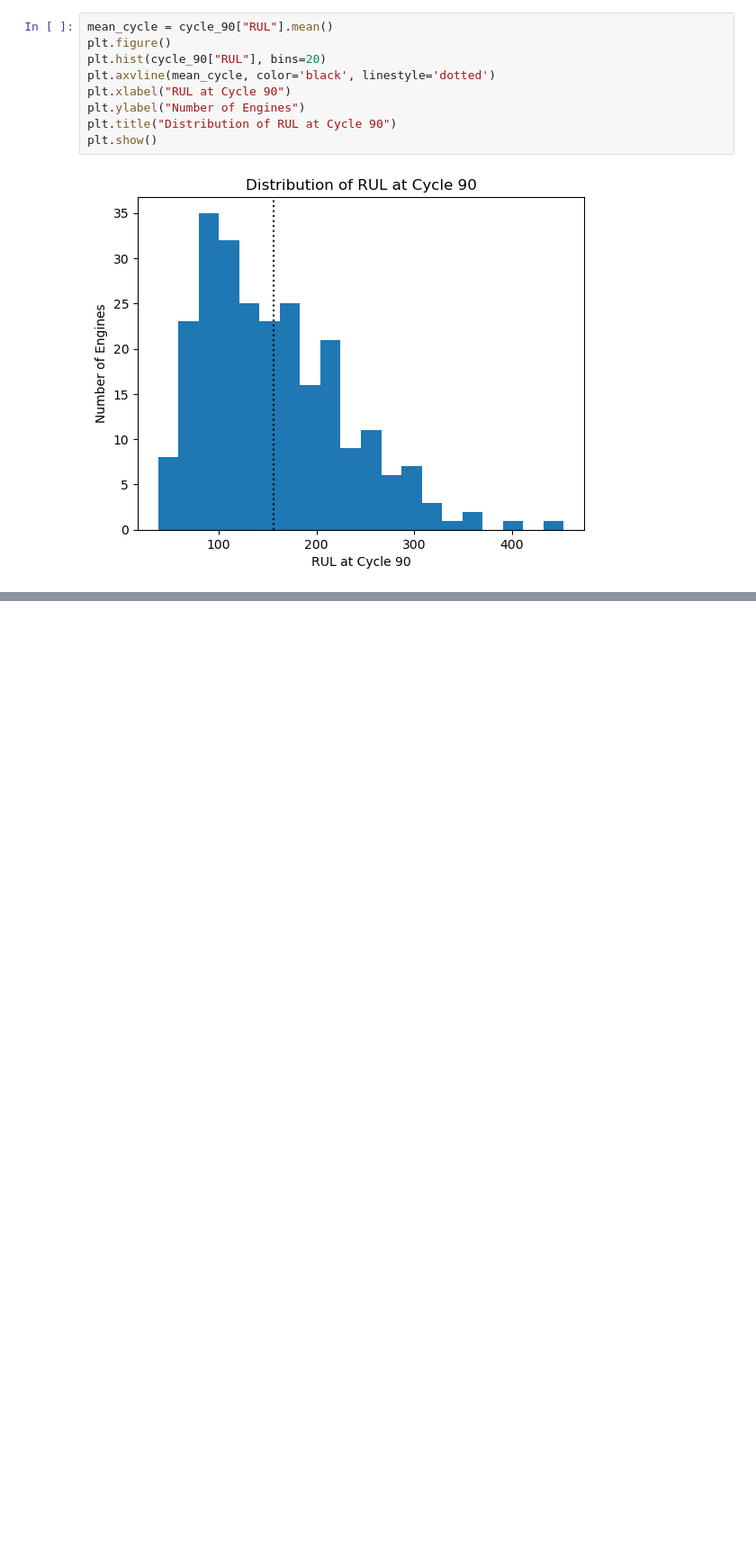
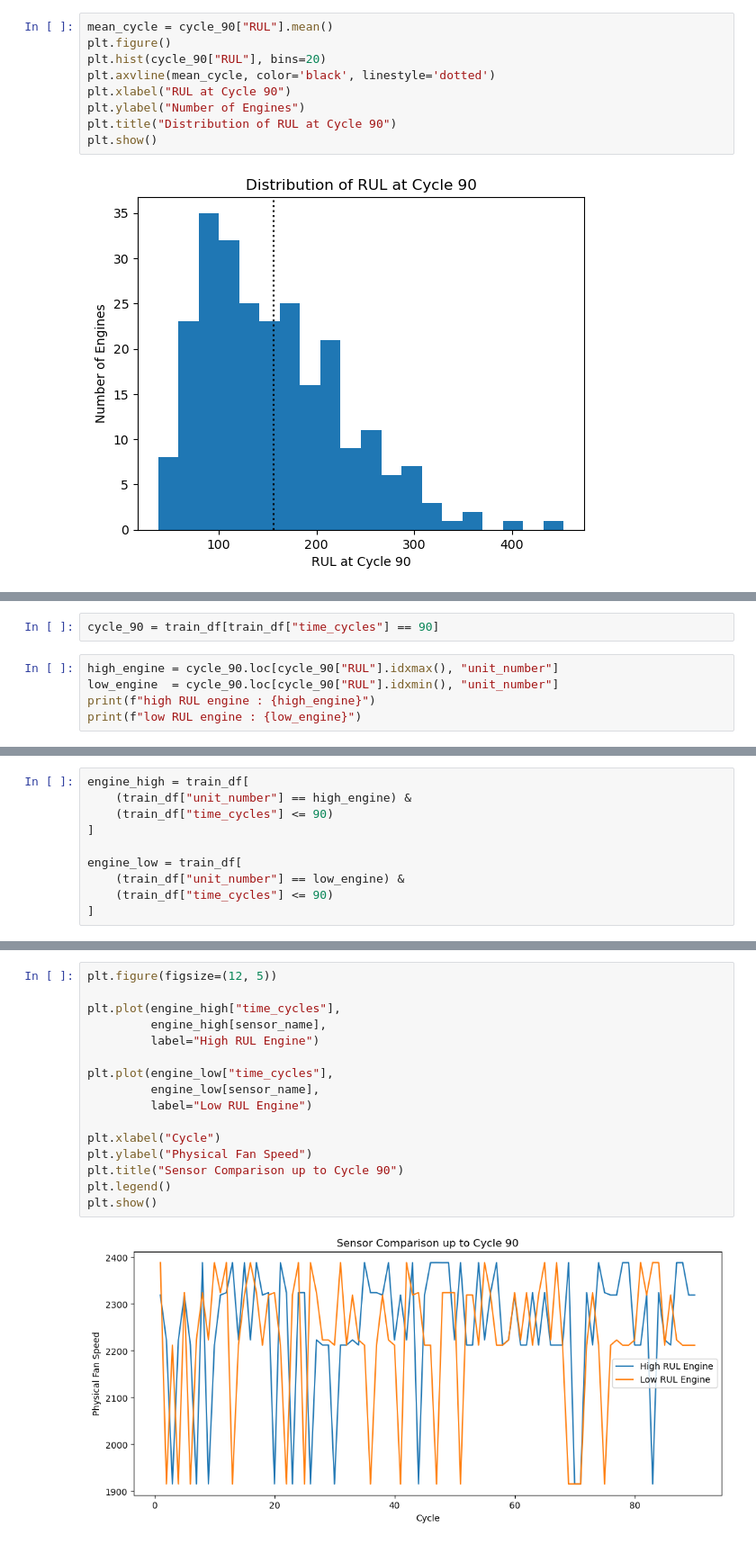
Before and after one commit to yadvendrasinghshekhawat02-design/first-, a Jupyter notebook: fd004_analysis.ipynb, the cells around one changed output, grey strips where cells are left out. Shown at 90% size. Cells and saved outputs as stored; diff of their text form; blank space fills up the shorter version.

```diff
--- a/fd004_analysis.ipynb
+++ b/fd004_analysis.ipynb
@@ -632,0 +635,7 @@ plt.show()
+# %%
+cycle_90 = train_df[train_df["time_cycles"] == 90]
+# %%
+high_engine = cycle_90.loc[cycle_90["RUL"].idxmax(), "unit_number"]
+low_engine  = cycle_90.loc[cycle_90["RUL"].idxmin(), "unit_number"]
+print(f"high RUL engine : {high_engine}")
+print(f"low RUL engine : {low_engine}")
@@ -632,0 +645,10 @@ plt.show()
+# %%
+engine_high = train_df[
+    (train_df["unit_number"] == high_engine) &
+    (train_df["time_cycles"] <= 90)
+]
+
+engine_low = train_df[
+    (train_df["unit_number"] == low_engine) &
+    (train_df["time_cycles"] <= 90)
+]
@@ -632,0 +671,18 @@ plt.show()
+# %%
+plt.figure(figsize=(12, 5))
+
+plt.plot(engine_high["time_cycles"],
+         engine_high[sensor_name],
+         label="High RUL Engine")
+
+plt.plot(engine_low["time_cycles"],
+         engine_low[sensor_name],
+         label="Low RUL Engine")
+
+plt.xlabel("Cycle")
+plt.ylabel("Physical Fan Speed")
+plt.title("Sensor Comparison up to Cycle 90")
+plt.legend()
+plt.show()
+# %% [output]
+[figure, added]
```
Also changed, not shown: parts of 3 cells of this notebook, 1 other file.
